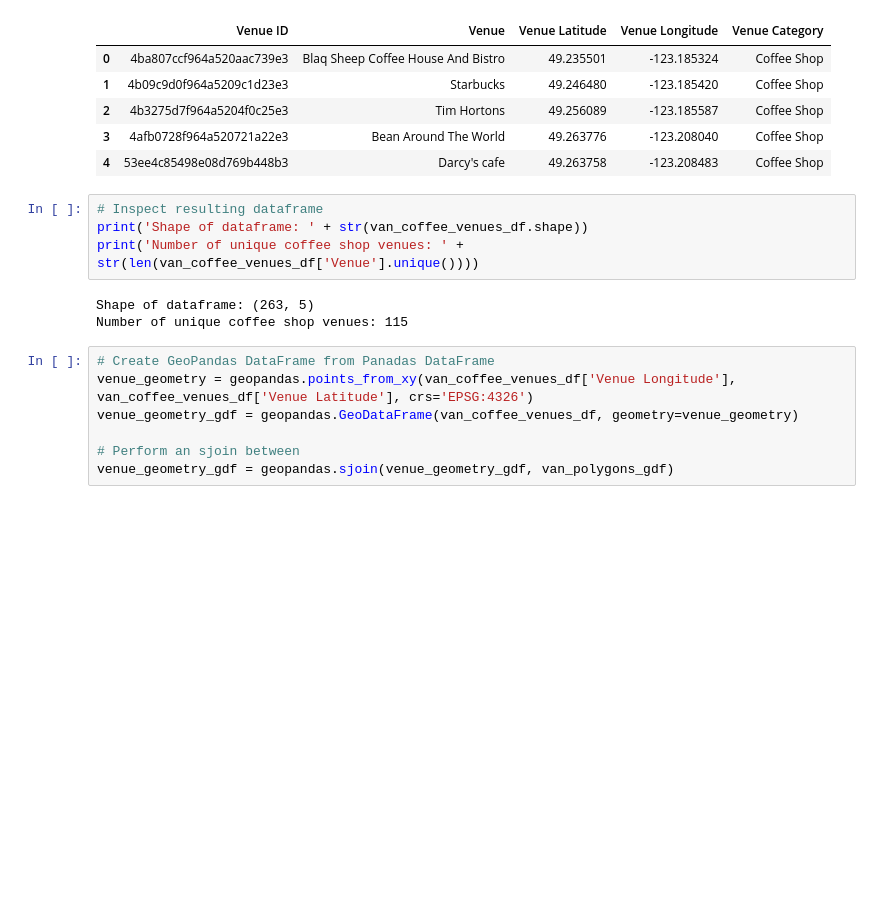
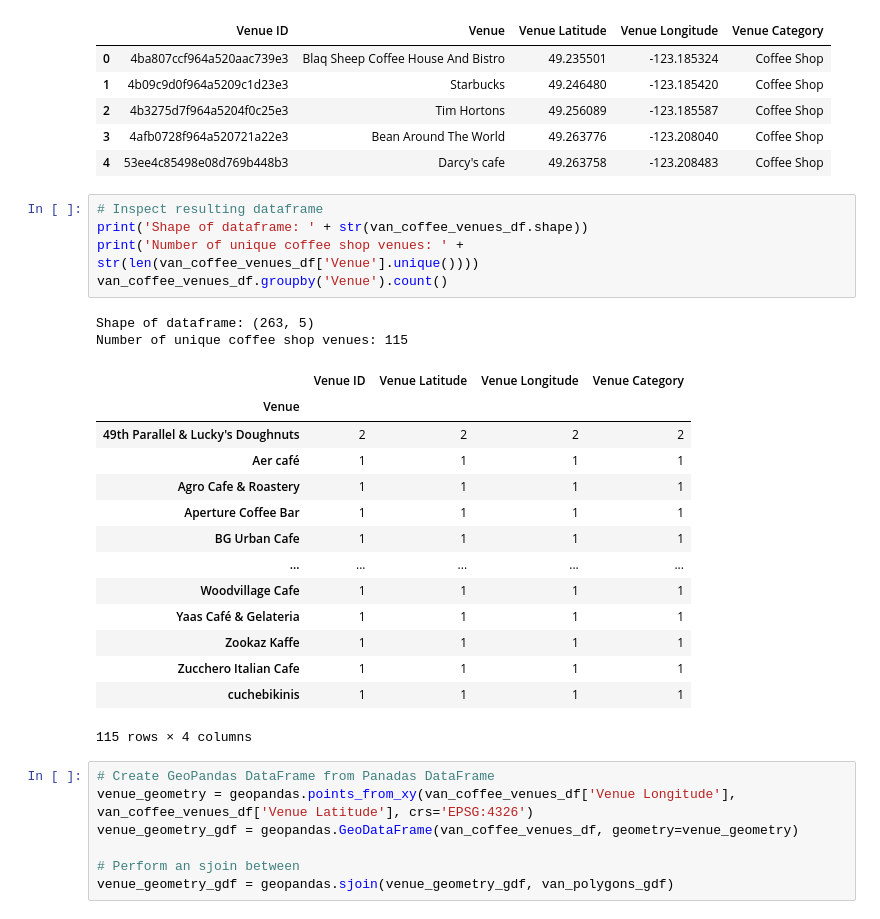
Before and after one commit to seankaczanowski/vancouver-coffee-community-ecology, a Jupyter notebook: Vancouver_Coffee_Community_Ecology.ipynb, the cells around one changed output. Saved outputs shown, nothing was run; the diff lists cells and outputs as text; blank space fills up the shorter version.

```diff
--- a/Vancouver_Coffee_Community_Ecology.ipynb
+++ b/Vancouver_Coffee_Community_Ecology.ipynb
@@ -405,10 +405,25 @@ van_coffee_venues_df.head()
 # %%
 # Inspect resulting dataframe
 print('Shape of dataframe: ' + str(van_coffee_venues_df.shape))
 print('Number of unique coffee shop venues: ' + str(len(van_coffee_venues_df['Venue'].unique())))
+van_coffee_venues_df.groupby('Venue').count()
 # %% [output]
 Shape of dataframe: (263, 5)
 Number of unique coffee shop venues: 115
+|  | Venue ID | Venue Latitude | Venue Longitude | Venue Category |
+| Venue |  |  |  |  |
+| 49th Parallel & Lucky's Doughnuts | 2 | 2 | 2 | 2 |
+| Aer café | 1 | 1 | 1 | 1 |
+| Agro Cafe & Roastery | 1 | 1 | 1 | 1 |
+| Aperture Coffee Bar | 1 | 1 | 1 | 1 |
+| BG Urban Cafe | 1 | 1 | 1 | 1 |
+| ... | ... | ... | ... | ... |
+| Woodvillage Cafe | 1 | 1 | 1 | 1 |
+| Yaas Café & Gelateria | 1 | 1 | 1 | 1 |
+| Zookaz Kaffe | 1 | 1 | 1 | 1 |
+| Zucchero Italian Cafe | 1 | 1 | 1 | 1 |
+| cuchebikinis | 1 | 1 | 1 | 1 |
+115 rows × 4 columns
 # %%
 # Create GeoPandas DataFrame from Panadas DataFrame
 venue_geometry = geopandas.points_from_xy(van_coffee_venues_df['Venue Longitude'], van_coffee_venues_df['Venue Latitude'], crs='EPSG:4326')
```
